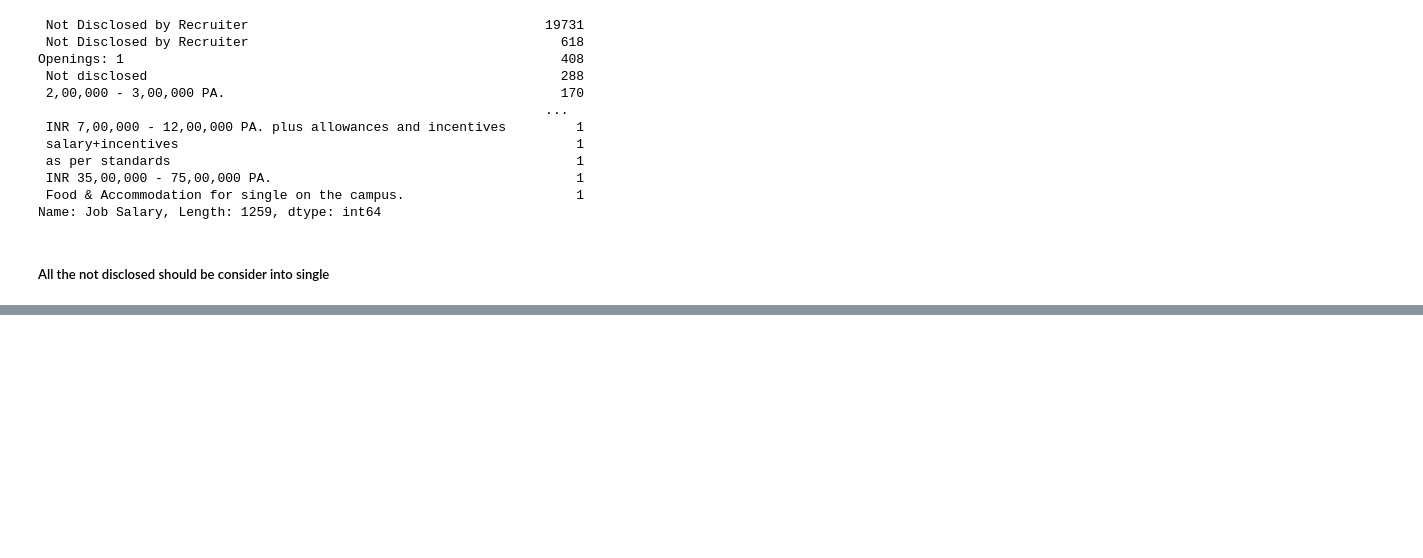
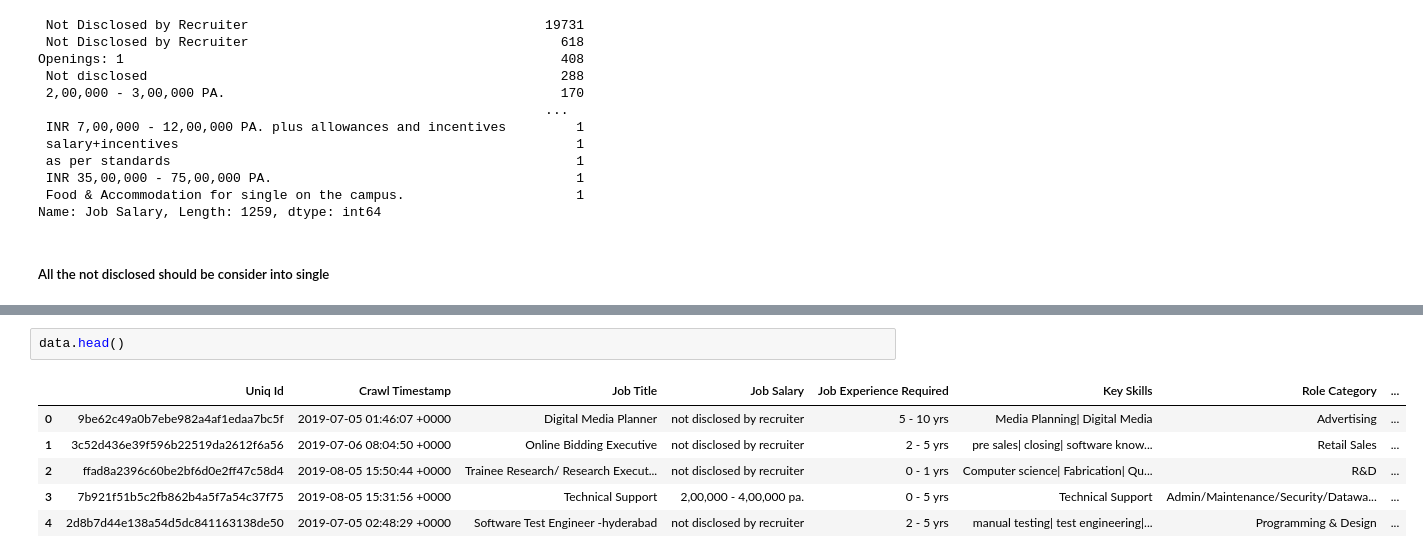
Before and after one commit to simrangrover5/DataScienceBatch_7_30PM, a Jupyter notebook: Project/Analysis.ipynb, the cells around one changed output, grey strips where cells are left out. Drawn from its saved outputs; the diff is of its cells as text; blank space fills up the shorter version.

```diff
--- a/Project/Analysis.ipynb
+++ b/Project/Analysis.ipynb
@@ -242,0 +429,9 @@ data.to_csv("cleaned_data.csv")
+# %%
+data.head()
+# %% [output]
+|  | Uniq Id | Crawl Timestamp | Job Title | Job Salary | Job Experience Required | Key Skills | Role Category | ... |
+| 0 | 9be62c49a0b7ebe982a4af1edaa7bc5f | 2019-07-05 01:46:07 +0000 | Digital Media Planner | not disclosed by recruiter | 5 - 10 yrs | Media Planning| Digital Media | Advertising | ... |
+| 1 | 3c52d436e39f596b22519da2612f6a56 | 2019-07-06 08:04:50 +0000 | Online Bidding Executive | not disclosed by recruiter | 2 - 5 yrs | pre sales| closing| software know... | Retail Sales | ... |
+| 2 | ffad8a2396c60be2bf6d0e2ff47c58d4 | 2019-08-05 15:50:44 +0000 | Trainee Research/ Research Execut... | not disclosed by recruiter | 0 - 1 yrs | Computer science| Fabrication| Qu... | R&D | ... |
+| 3 | 7b921f51b5c2fb862b4a5f7a54c37f75 | 2019-08-05 15:31:56 +0000 | Technical Support | 2,00,000 - 4,00,000 pa. | 0 - 5 yrs | Technical Support | Admin/Maintenance/Security/Datawa... | ... |
+| 4 | 2d8b7d44e138a54d5dc841163138de50 | 2019-07-05 02:48:29 +0000 | Software Test Engineer -hyderabad | not disclosed by recruiter | 2 - 5 yrs | manual testing| test engineering|... | Programming & Design | ... |
```
Also changed, not shown: parts of 47 cells of this notebook, 2 other files.
